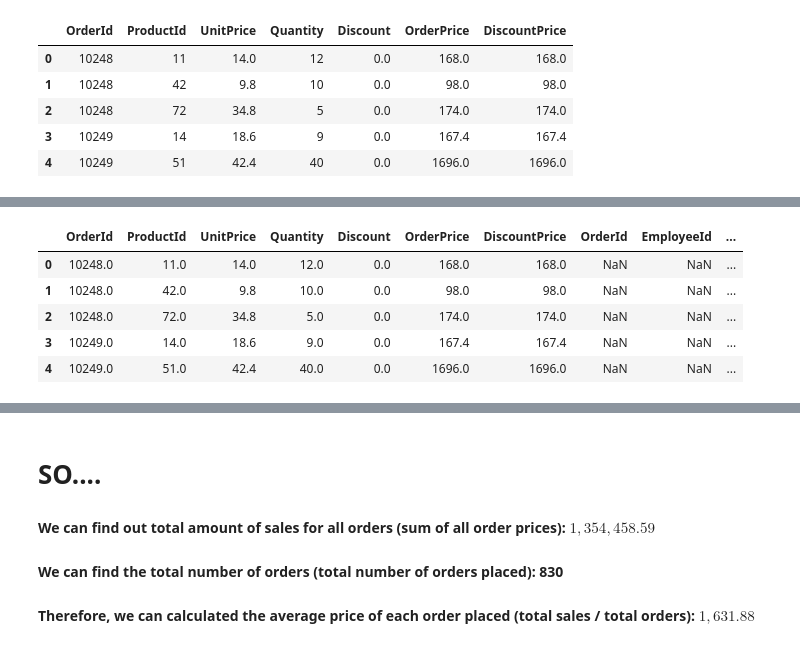
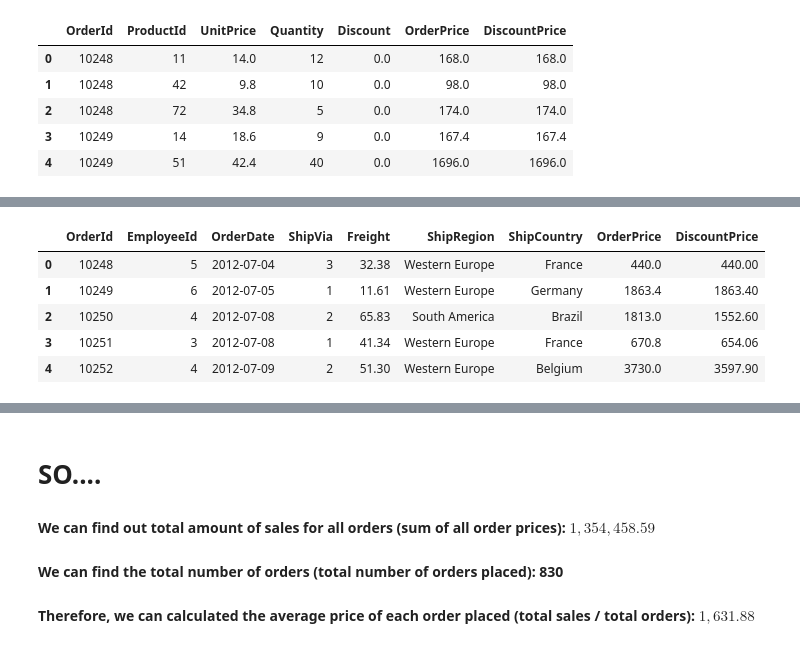
Before and after one commit to steeznation16/dsc-2-final-project-online-ds-ft-100118, a Jupyter notebook: student.ipynb, the cells around one changed output, grey strips where cells are left out. Drawn from its saved outputs; the diff is of its cells as text; code cells hidden in the pictures.

```diff
--- a/student.ipynb
+++ b/student.ipynb
@@ -569,0 +599,3 @@ None
+# %%
+orderdetail_agg_df = orderdetail_df.groupby(by='OrderId')["OrderPrice", "DiscountPrice"].sum()
+orderdetail_agg_df.head()
@@ -569,0 +614,3 @@ None
+# %%
+order_df = pd.read_sql_query("SELECT * FROM [Order];", conn)
+order_df.head()
@@ -569,0 +624,4 @@ None
+# %%
+order_df = order_df.drop(columns=['CustomerId', 'RequiredDate', 'ShippedDate', 'ShipName', 'ShipAddress',
+                       'ShipCity', 'ShipPostalCode'])
+order_df.head()
@@ -595,10 +655,10 @@ None
 # %%
-all_orders = pd.concat([orderdetail_df, order_df], axis=1)
+all_orders = order_df.join(orderdetail_agg_df, on="OrderId")
 all_orders.head()
 # %% [output]
-|  | OrderId | ProductId | UnitPrice | Quantity | Discount | OrderPrice | DiscountPrice | OrderId | EmployeeId | ... |
-| 0 | 10248.0 | 11.0 | 14.0 | 12.0 | 0.0 | 168.0 | 168.0 | NaN | NaN | ... |
-| 1 | 10248.0 | 42.0 | 9.8 | 10.0 | 0.0 | 98.0 | 98.0 | NaN | NaN | ... |
-| 2 | 10248.0 | 72.0 | 34.8 | 5.0 | 0.0 | 174.0 | 174.0 | NaN | NaN | ... |
-| 3 | 10249.0 | 14.0 | 18.6 | 9.0 | 0.0 | 167.4 | 167.4 | NaN | NaN | ... |
-| 4 | 10249.0 | 51.0 | 42.4 | 40.0 | 0.0 | 1696.0 | 1696.0 | NaN | NaN | ... |
+|  | OrderId | EmployeeId | OrderDate | ShipVia | Freight | ShipRegion | ShipCountry | OrderPrice | DiscountPrice |
+| 0 | 10248 | 5 | 2012-07-04 | 3 | 32.38 | Western Europe | France | 440.0 | 440.00 |
+| 1 | 10249 | 6 | 2012-07-05 | 1 | 11.61 | Western Europe | Germany | 1863.4 | 1863.40 |
+| 2 | 10250 | 4 | 2012-07-08 | 2 | 65.83 | South America | Brazil | 1813.0 | 1552.60 |
+| 3 | 10251 | 3 | 2012-07-08 | 1 | 41.34 | Western Europe | France | 670.8 | 654.06 |
+| 4 | 10252 | 4 | 2012-07-09 | 2 | 51.30 | Western Europe | Belgium | 3730.0 | 3597.90 |
```
Also changed, not shown: parts of 119 cells of this notebook.
